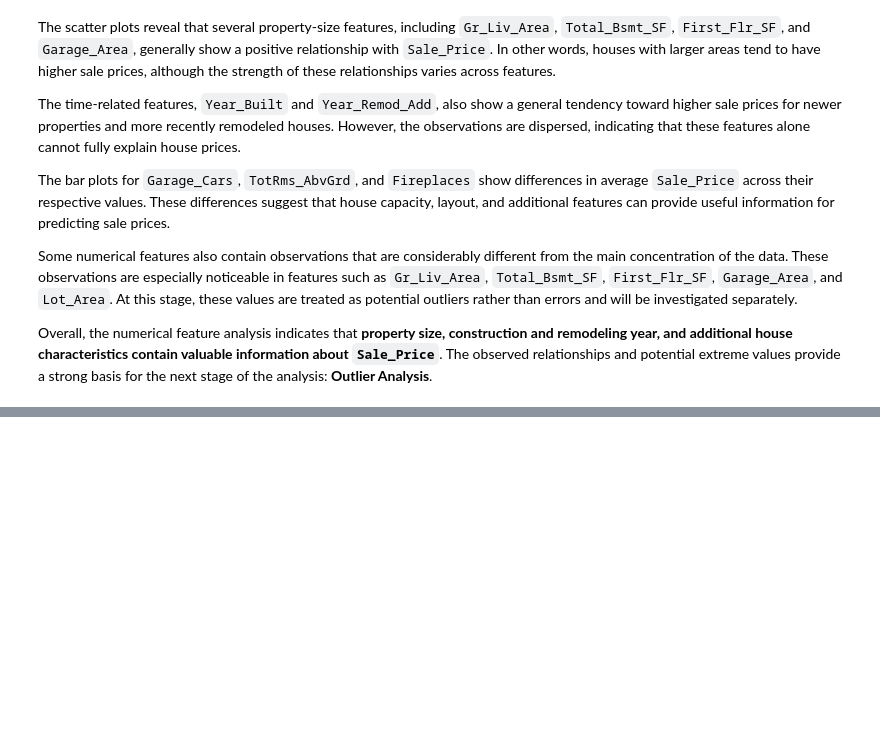
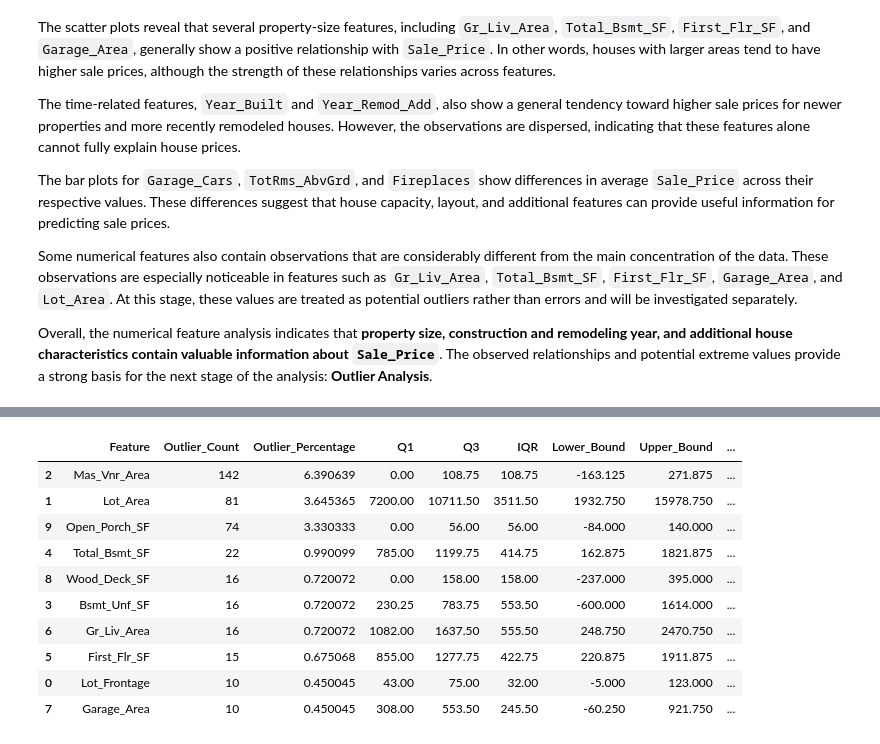
Before and after one commit to Mohamadzf23/ames-housing-price-prediction, a Jupyter notebook: src/ames_housing_price_prediction.ipynb, the cells around one changed output, grey strips where cells are left out. Saved outputs shown, nothing was run; the diff lists cells and outputs as text; code cells hidden in the pictures; blank space fills up the shorter version.

```diff
--- a/src/ames_housing_price_prediction.ipynb
+++ b/src/ames_housing_price_prediction.ipynb
@@ -1273,0 +1473,23 @@ Overall, the numerical feature analysis indicates that **property size, construc
+# %%
+numerical_features = df.select_dtypes(
+    include='number'
+).columns.drop('Sale_Price')
+
+real_outliers = identify_real_outliers(
+    df,
+    numerical_features
+)
+
+real_outliers
+# %% [output]
+|  | Feature | Outlier_Count | Outlier_Percentage | Q1 | Q3 | IQR | Lower_Bound | Upper_Bound | ... |
+| 2 | Mas_Vnr_Area | 142 | 6.390639 | 0.00 | 108.75 | 108.75 | -163.125 | 271.875 | ... |
+| 1 | Lot_Area | 81 | 3.645365 | 7200.00 | 10711.50 | 3511.50 | 1932.750 | 15978.750 | ... |
+| 9 | Open_Porch_SF | 74 | 3.330333 | 0.00 | 56.00 | 56.00 | -84.000 | 140.000 | ... |
+| 4 | Total_Bsmt_SF | 22 | 0.990099 | 785.00 | 1199.75 | 414.75 | 162.875 | 1821.875 | ... |
+| 8 | Wood_Deck_SF | 16 | 0.720072 | 0.00 | 158.00 | 158.00 | -237.000 | 395.000 | ... |
+| 3 | Bsmt_Unf_SF | 16 | 0.720072 | 230.25 | 783.75 | 553.50 | -600.000 | 1614.000 | ... |
+| 6 | Gr_Liv_Area | 16 | 0.720072 | 1082.00 | 1637.50 | 555.50 | 248.750 | 2470.750 | ... |
+| 5 | First_Flr_SF | 15 | 0.675068 | 855.00 | 1277.75 | 422.75 | 220.875 | 1911.875 | ... |
+| 0 | Lot_Frontage | 10 | 0.450045 | 43.00 | 75.00 | 32.00 | -5.000 | 123.000 | ... |
+| 7 | Garage_Area | 10 | 0.450045 | 308.00 | 553.50 | 245.50 | -60.250 | 921.750 | ... |
```
Also changed, not shown: parts of 11 cells of this notebook.
